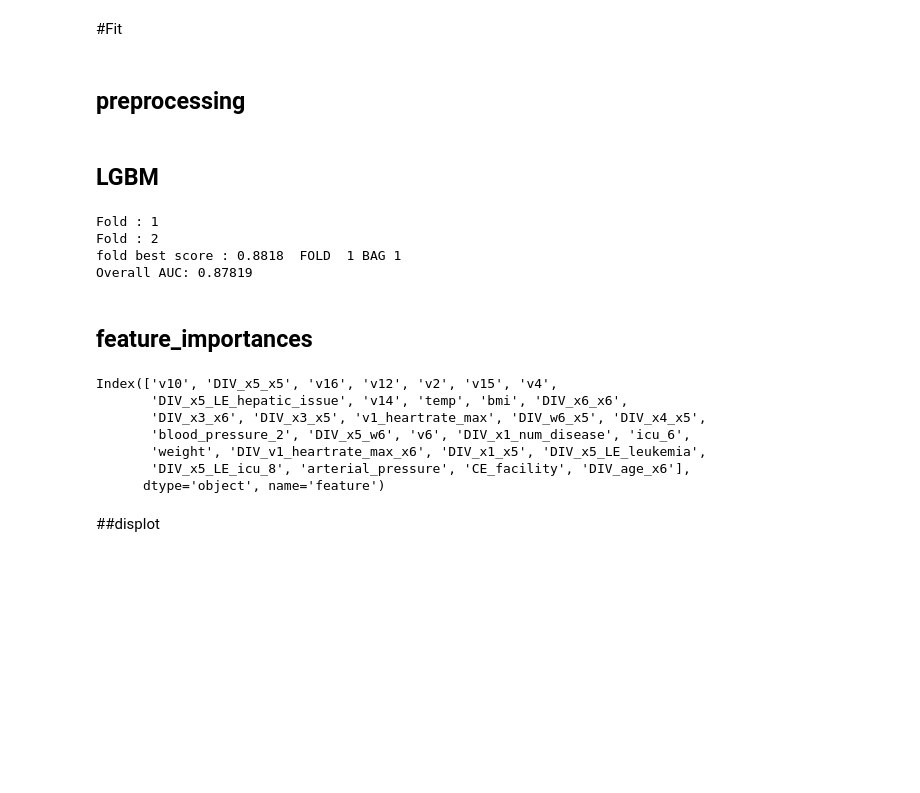
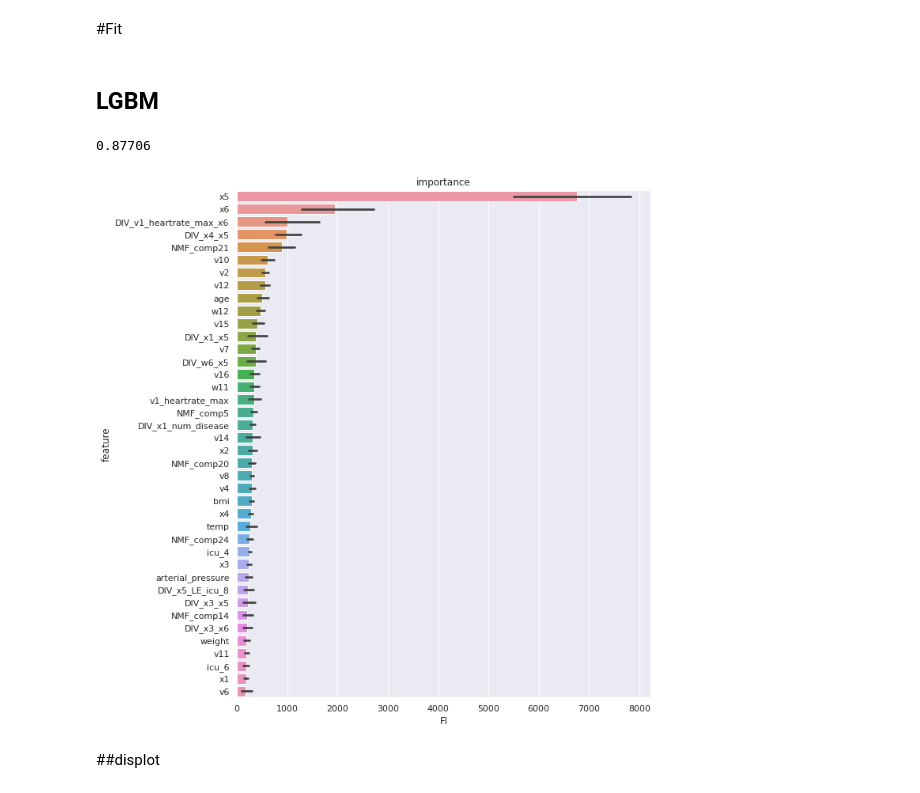
Before and after one commit to kunai-3txk/Prediction-of-seriously-ill-patients, a Jupyter notebook: BaseLine_featureselect.ipynb, the cells around one changed output. Cells and saved outputs as stored; diff of their text form; code cells hidden in the pictures; blank space fills up the shorter version.

```diff
--- a/BaseLine_featureselect.ipynb
+++ b/BaseLine_featureselect.ipynb
@@ -58,8 +62,8 @@ from catboost import CatBoostClassifier,Pool
 class config:
     RANDOM_STATE=100
     FRAC = 0.2
-    N_FOLD = 2
-    N_BAGGING = 2
+    N_FOLD = 3
+    N_BAGGING = 3
     UNDER_SAMPLING = True
 
 class paths:
@@ -304,5 +318,3 @@ Index(['v10', 'DIV_x5_x5', 'v16', 'v12', 'v2', 'v15', 'v4',
 # tmp_list.remove('target_label')
 # %% [markdown]
 #Fit
-# %% [markdown]
-## preprocessing
@@ -316,4 +327,8 @@ test_X = base_encoder(test)
 # %%
+
+
+#****************************
+
 models = []
 preds = np.zeros(len(test))
 scores = 0.0
@@ -335,81 +350,71 @@ for fold, (trn_idx, val_idx) in enumerate(skf.split(X_train, y_train)):
       X_trn, y_trn = rus.fit_resample(X_trn, y_trn)
 
     # モデルの学習
-    #model = lgb.LGBMClassifier(importance_type='gain')
+    model = lgb.LGBMClassifier(importance_type='gain')
     # model = lgb.LGBMClassifier(n_estimators=30000,
     # max_depth=5,
     # colsample_bytree=0.5,
     # learning_rate=0.06,
     # importance_type='gain',
     # random_state=config.RANDOM_STATE)
-    # model.fit(X_trn, y_trn
-    #           ,eval_metric='auc'
-    #           ,eval_set=[(X_val, y_val)]
-    #           ,callbacks=[lgb.early_stopping(stopping_rounds=10, verbose=False)]
-    #           )
-    train_pool = Pool(X_trn, y_trn)
-    validate_pool = Pool(X_val, y_val)
+    model.fit(X_trn, y_trn
+              ,eval_metric='auc'
+              ,eval_set=[(X_val, y_val)]
+              ,callbacks=[lgb.early_stopping(stopping_rounds=10, verbose=False)]
+              )
+    # train_pool = Pool(X_trn, y_trn)
+    # validate_pool = Pool(X_val, y_val)
 
-    model = CatBoostClassifier(custom_loss=['AUC'],random_seed=config.RANDOM_STATE,logging_level='Silent')
-    model.fit(train_pool,eval_set=validate_pool
-              ,early_stopping_rounds=10,use_best_model=True,plot=False,verbose=False)
+    # model = CatBoostClassifier(custom_loss=['AUC'],random_seed=config.RANDOM_STATE,logging_level='Silent')
+    # model.fit(train_pool,eval_set=validate_pool
+    #           ,early_stopping_rounds=10,use_best_model=True,plot=False,verbose=False)
+
     # validation データでの予測結果
     score = roc_auc_score(y_val,model.predict_proba(X_val)[:,1])
     oof[val_idx] = model.predict_proba(X_val)[:,1]
     #scores += score / (config.N_FOLD * config.N_BAGGING)
     models.append(model)
 
     if score > best_score:
         best_score = score
         best_model = model
         best_fold = fold+1
         best_bag = bag+1
 
 
 
       # feature_importances_の記録
     _df = pd.DataFrame()
     _df['feature'] = X_trn.columns
     _df['FI'] = model.feature_importances_
     _df['fold'] = fold
     _df['bag'] = bag
     fi_df = pd.concat([fi_df, _df])
 
     preds += model.predict_proba(test_X)[:,1] / (config.N_FOLD * config.N_BAGGING)
 
     #print("Fold :" , fold+1,"Bagging:",bag+1)
 
-  print("Fold :" , fold+1)
+  #print("Fold :" , fold+1)
 
-print(f"fold best score : {best_score:.4f}"," FOLD ",best_fold,"BAG",best_bag)
+#print(f"fold best score : {best_score:.4f}"," FOLD ",best_fold,"BAG",best_bag)
 tot_auc = roc_auc_score(y_train, oof)
-print(f"Overall AUC: {tot_auc:.5f}")
+#print(f"Overall AUC: {tot_auc:.5f}")
+print(tot_auc.round(5))
+
+# feature_importances_ 上位N個の図示
+TOP = 40
+
+order = fi_df.groupby('feature')['FI'].mean().sort_values(ascending=False)[:TOP].index
+# 可視化
+plt.figure(figsize=(10, 10))
+sns.barplot(x="FI",y="feature",data=fi_df,order=order)
+plt.title('importance')
+plt.tight_layout()
+plt.show()
 # %% [output]
-Fold : 1
-Fold : 2
-fold best score : 0.8818  FOLD  1 BAG 1
-Overall AUC: 0.87819
+0.87706
+[figure, added]
-# %% [markdown]
-## feature_importances
-# %%
-# feature_importances_ 上位20個の図示
-TOP = 30
-
-order = fi_df.groupby('feature')['FI'].mean().sort_values(ascending=False)[:TOP].index
-# 可視化
-plt.figure(figsize=(10, 10))
-sns.barplot(x="FI",y="feature",data=fi_df,order=order)
-plt.title('importance')
-plt.tight_layout()
-plt.show()
-# %% [output]
-Index(['v10', 'DIV_x5_x5', 'v16', 'v12', 'v2', 'v15', 'v4',
-       'DIV_x5_LE_hepatic_issue', 'v14', 'temp', 'bmi', 'DIV_x6_x6',
-       'DIV_x3_x6', 'DIV_x3_x5', 'v1_heartrate_max', 'DIV_w6_x5', 'DIV_x4_x5',
-       'blood_pressure_2', 'DIV_x5_w6', 'v6', 'DIV_x1_num_disease', 'icu_6',
-       'weight', 'DIV_v1_heartrate_max_x6', 'DIV_x1_x5', 'DIV_x5_LE_leukemia',
-       'DIV_x5_LE_icu_8', 'arterial_pressure', 'CE_facility', 'DIV_age_x6'],
-      dtype='object', name='feature')
 # %% [markdown]
 ##displot
 # %%
```
Also changed, not shown: parts of 15 cells of this notebook.
